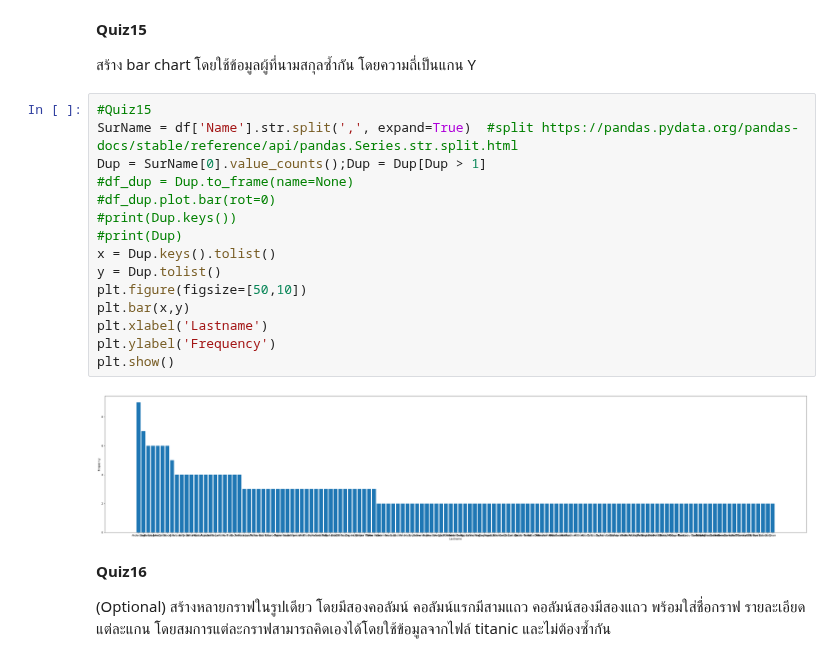
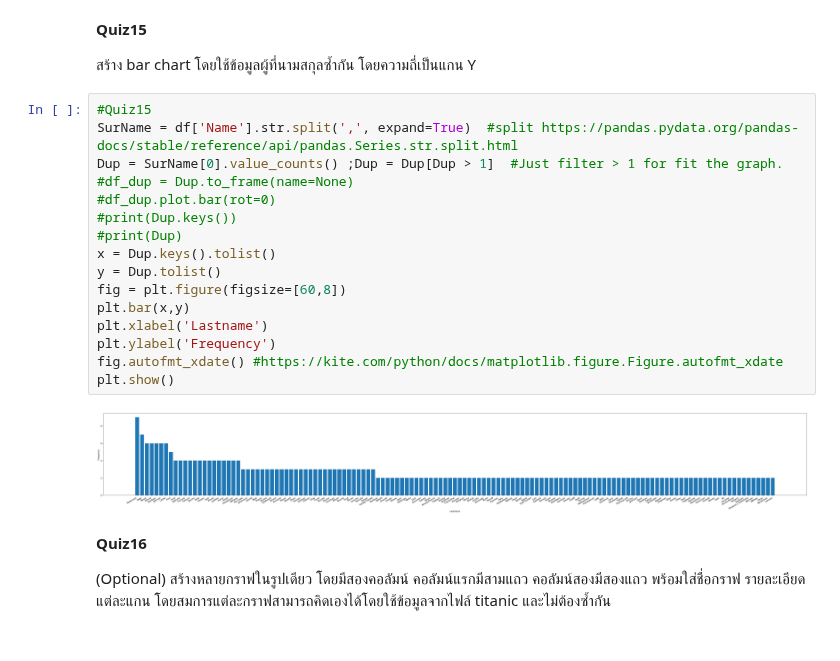
Before and after one commit to deen666/Homework_DataCamp2, a Jupyter notebook: Matplotlib/Matplotlib.ipynb, the cells around one changed output. Cells and saved outputs as stored; diff of their text form.

Commit message:
Matplotlib revised.

```diff
--- a/Matplotlib/Matplotlib.ipynb
+++ b/Matplotlib/Matplotlib.ipynb
@@ -309,20 +309,21 @@ plt.show()
 # %%
 #Quiz15
 SurName = df['Name'].str.split(',', expand=True)  #split https://pandas.pydata.org/pandas-docs/stable/reference/api/pandas.Series.str.split.html
-Dup = SurName[0].value_counts();Dup = Dup[Dup > 1]
+Dup = SurName[0].value_counts() ;Dup = Dup[Dup > 1]  #Just filter > 1 for fit the graph.
 #df_dup = Dup.to_frame(name=None)
 #df_dup.plot.bar(rot=0)
 #print(Dup.keys())
 #print(Dup)
 x = Dup.keys().tolist()
 y = Dup.tolist()
-plt.figure(figsize=[50,10])
+fig = plt.figure(figsize=[60,8])
 plt.bar(x,y)
 plt.xlabel('Lastname')
 plt.ylabel('Frequency')
+fig.autofmt_xdate() #https://kite.com/python/docs/matplotlib.figure.Figure.autofmt_xdate
 plt.show()
 # %% [output]
-[figure, old version]
+[figure, new version]
 # %% [markdown]
 **Quiz16**
 
```
